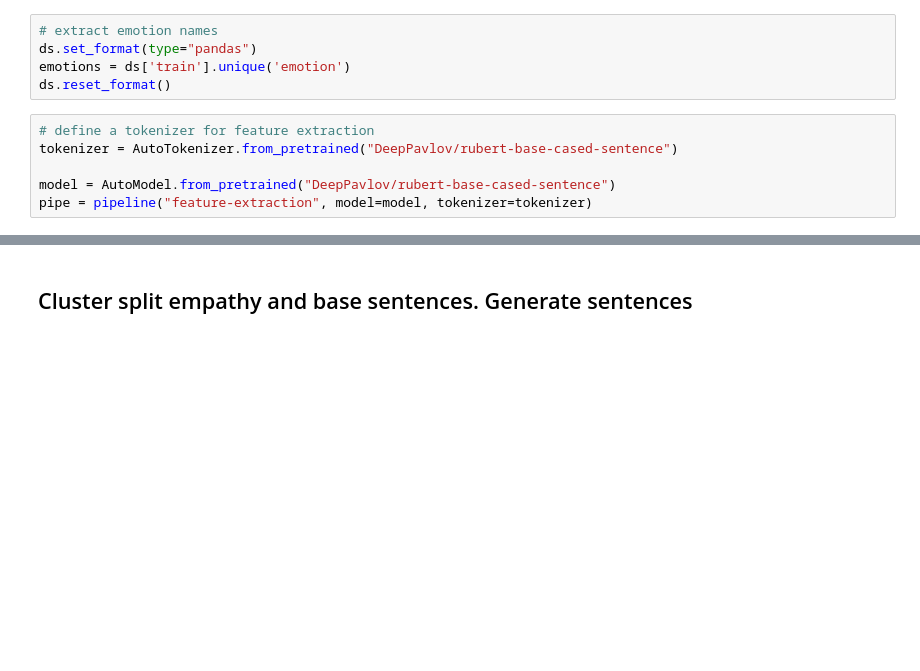
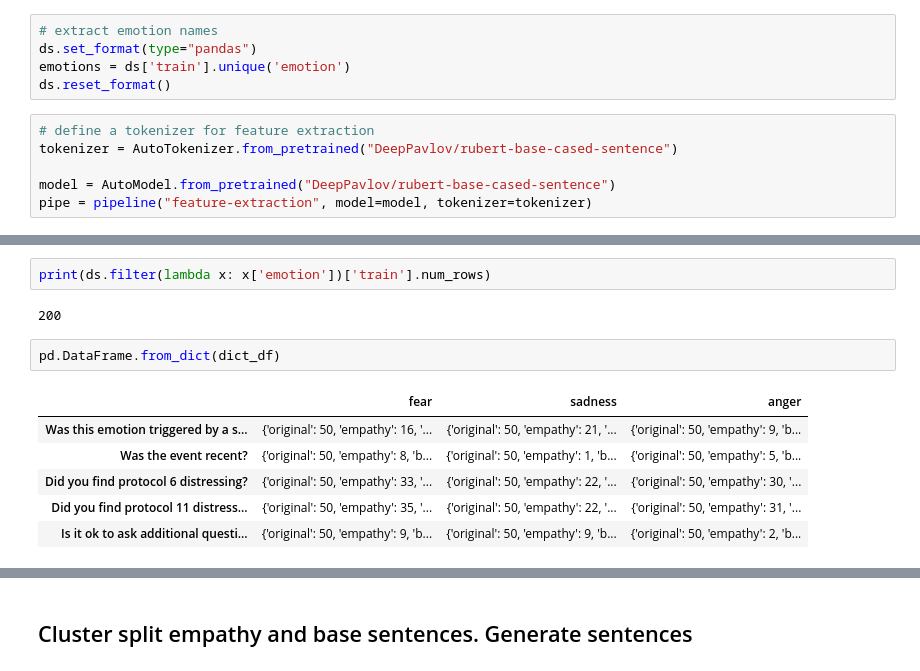
Before and after one commit to MariaMillet/psychotherapy_chatbot, a Jupyter notebook: generate_synthetic_dataset.ipynb, the cells around one changed output, grey strips where cells are left out. Cells and saved outputs as stored; diff of their text form; blank space fills up the shorter version.

```diff
--- a/generate_synthetic_dataset.ipynb
+++ b/generate_synthetic_dataset.ipynb
@@ -247,0 +398,13 @@ split_utterances['joy']['initial_empathy_sentences']
+# %%
+print(ds.filter(lambda x: x['emotion'])['train'].num_rows)
+# %% [output]
+200
+# %%
+pd.DataFrame.from_dict(dict_df)
+# %% [output]
+|  | fear | sadness | anger |
+| Was this emotion triggered by a s... | {'original': 50, 'empathy': 16, '... | {'original': 50, 'empathy': 21, '... | {'original': 50, 'empathy': 9, 'b... |
+| Was the event recent? | {'original': 50, 'empathy': 8, 'b... | {'original': 50, 'empathy': 1, 'b... | {'original': 50, 'empathy': 5, 'b... |
+| Did you find protocol 6 distressing? | {'original': 50, 'empathy': 33, '... | {'original': 50, 'empathy': 22, '... | {'original': 50, 'empathy': 30, '... |
+| Did you find protocol 11 distress... | {'original': 50, 'empathy': 35, '... | {'original': 50, 'empathy': 22, '... | {'original': 50, 'empathy': 31, '... |
+| Is it ok to ask additional questi... | {'original': 50, 'empathy': 9, 'b... | {'original': 50, 'empathy': 9, 'b... | {'original': 50, 'empathy': 2, 'b... |
```
Also changed, not shown: parts of 36 cells of this notebook.
